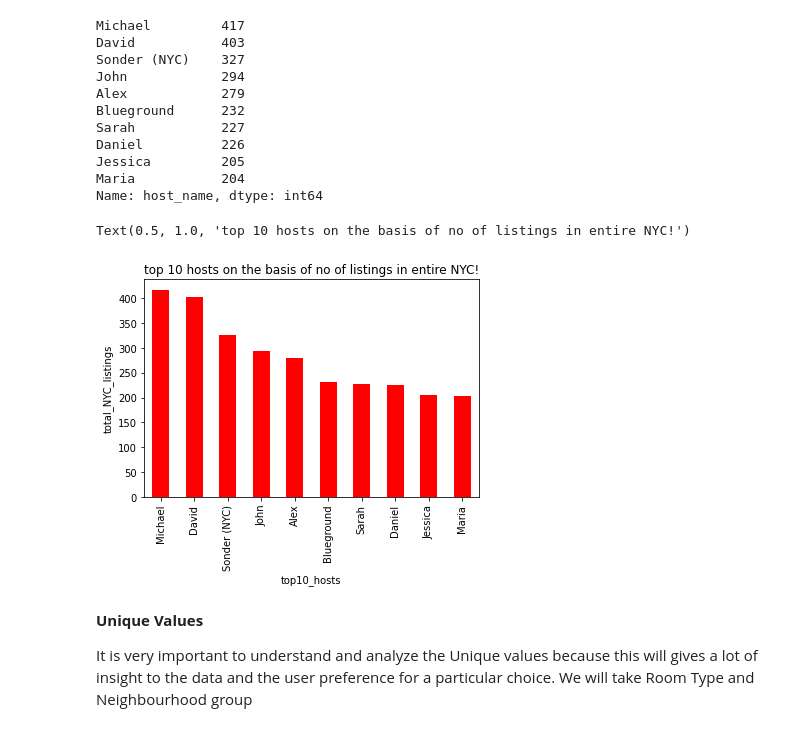
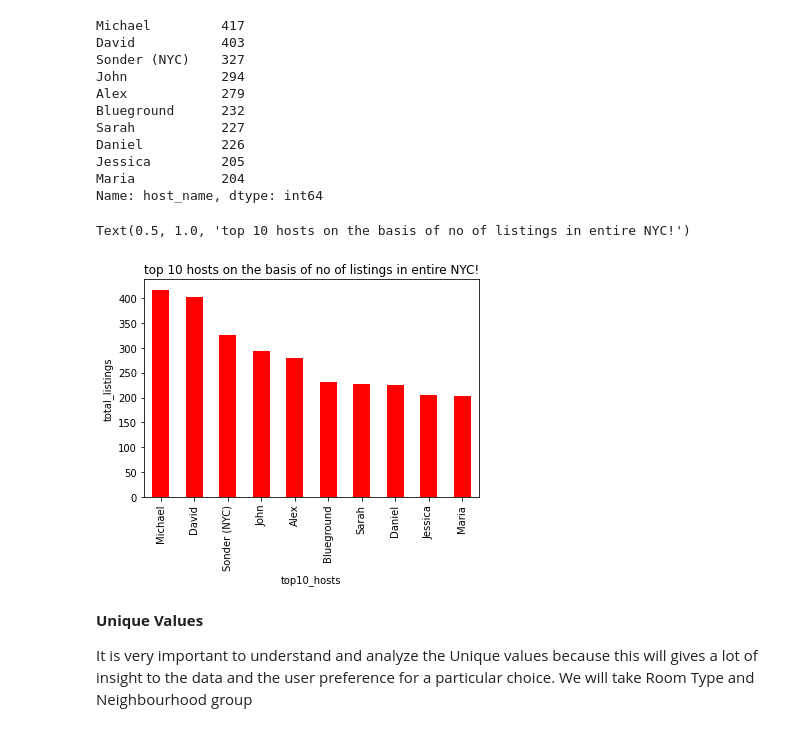
Before and after one commit to Nik852001/EDA-Capstone-Project, a Jupyter notebook: EDA_Capstone_project.ipynb, the cells around one changed output. Saved outputs shown, nothing was run; the diff lists cells and outputs as text; code cells hidden in the pictures.

```diff
--- a/EDA_Capstone_project.ipynb
+++ b/EDA_Capstone_project.ipynb
@@ -316,12 +319,12 @@ Name: host_name, dtype: int64
 # %%
 #visualising the bar graph of top 10host on the basis of no. of listing
 top_10_hosts.plot(kind='bar',color='r')
 plt.xlabel('top10_hosts')
-plt.ylabel('total_NYC_listings')
+plt.ylabel('total_listings')
 plt.title('top 10 hosts on the basis of no of listings in entire NYC!')
 # %% [output]
 Text(0.5, 1.0, 'top 10 hosts on the basis of no of listings in entire NYC!')
-[figure, old version]
+[figure, new version]
 # %% [markdown]
 **Unique Values**
 
```
Also changed, not shown: parts of 25 cells of this notebook.
